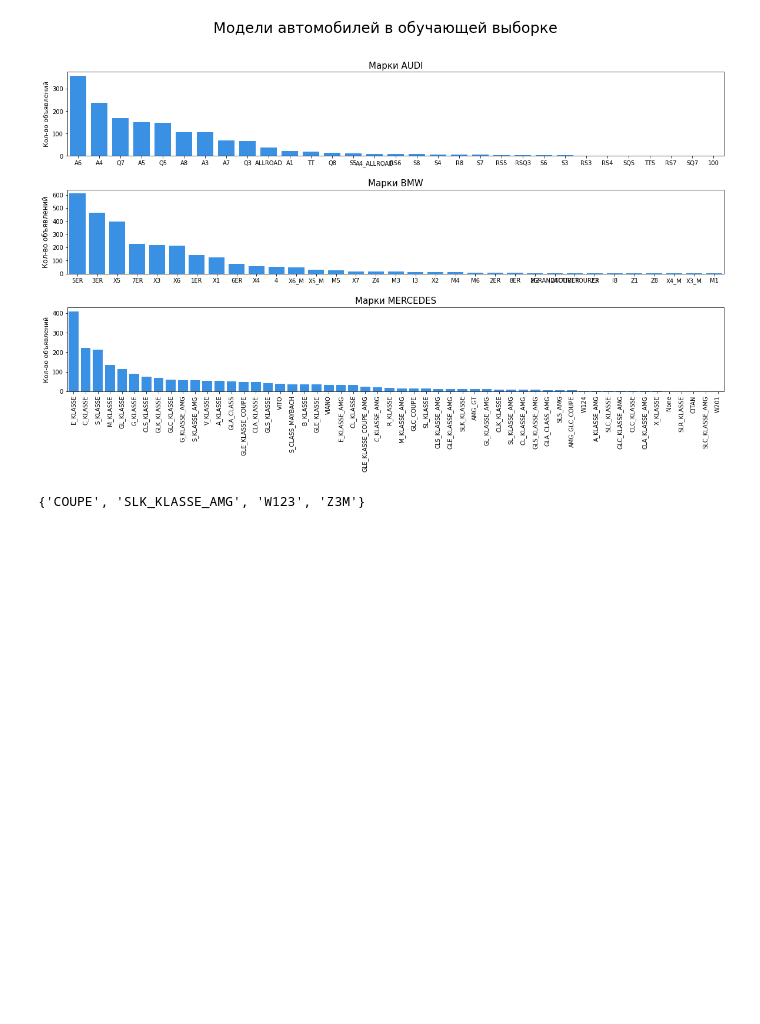
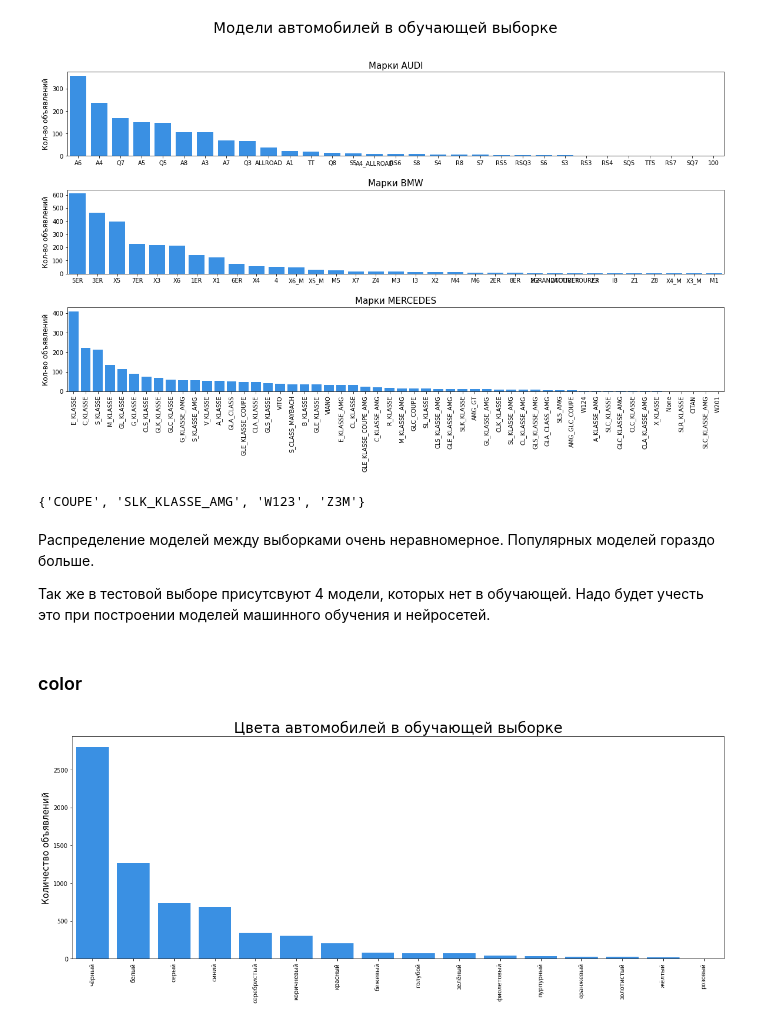
Before and after one commit to NataliaKolesnik/Car_Price_prediction_part2, a Jupyter notebook: 1_EDA.ipynb, the cells around one changed output. Saved outputs shown, nothing was run; the diff lists cells and outputs as text; code cells hidden in the pictures; blank space fills up the shorter version.

```diff
--- a/1_EDA.ipynb
+++ b/1_EDA.ipynb
@@ -246,3 +258,21 @@ plt.show()
 set(df_test['model_info'].unique()) - set(df_train['model_info'].unique())
 # %% [output]
 {'COUPE', 'SLK_KLASSE_AMG', 'W123', 'Z3M'}
+# %% [markdown]
+Распределение моделей между выборками очень неравномерное. Популярных моделей гораздо больше.
+
+Так же в тестовой выборе присутсвуют 4 модели, которых нет в обучающей. Надо будет учесть это при построении моделей машинного обучения и нейросетей.
+# %% [markdown]
+### color
+# %%
+plt.figure(figsize=(20,7))
+plt.title('Цвета автомобилей в обучающей выборке', fontsize=FONT_TITLE)
+sns.countplot(x='color', data=df_train,  color=COLOR,
+              order=df_train['color'].value_counts().index)
+plt.xticks(rotation=90)
+plt.ylabel('Количество объявлений', fontsize=FONT_LABEL)
+plt.xlabel('')
+
+plt.show()
+# %% [output]
+[figure, added]
```
Also changed, not shown: parts of 55 cells of this notebook.
